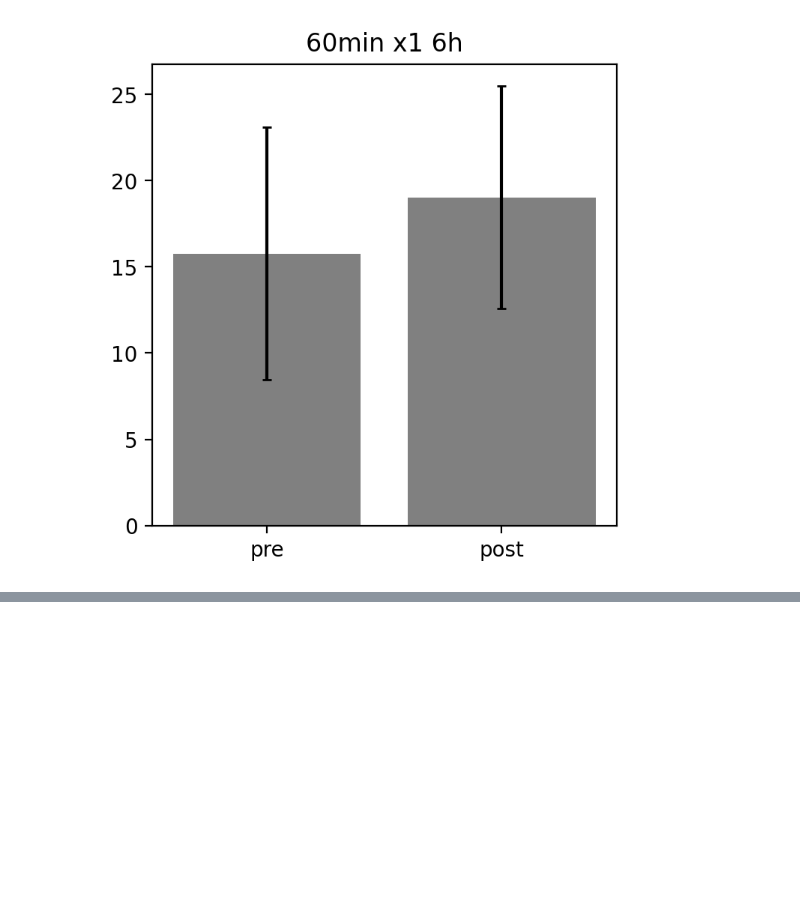
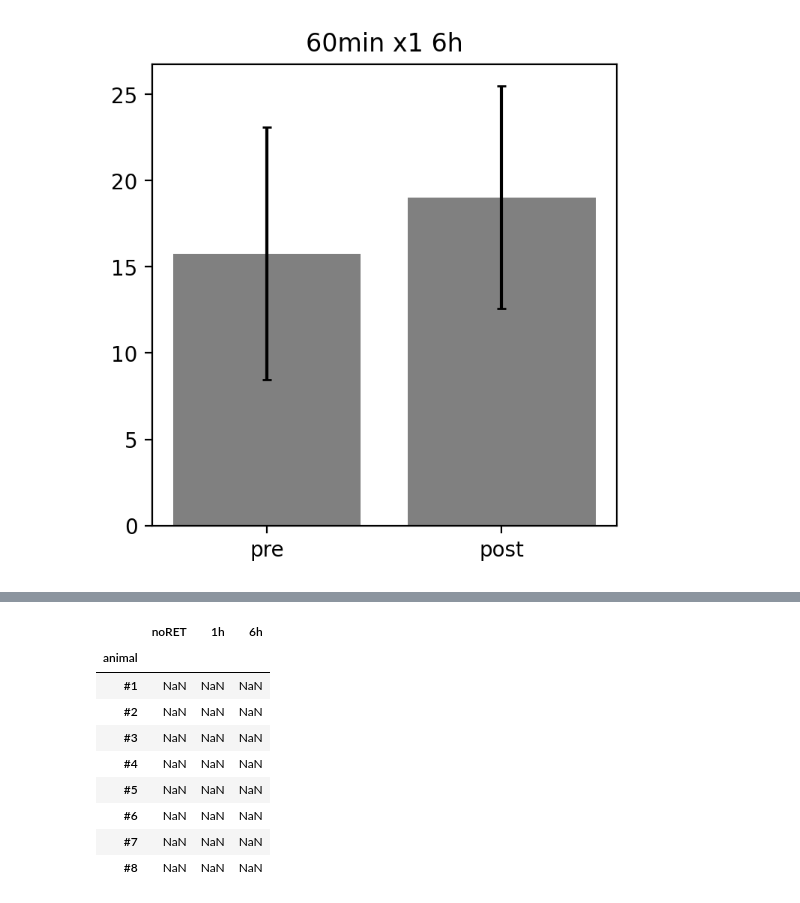
Before and after one commit to m11o/lablib-notebook, a Jupyter notebook: notebooks/fluorine/difference_for_em_and_srt.ipynb, the cells around one changed output, grey strips where cells are left out. Saved outputs shown, nothing was run; the diff lists cells and outputs as text; code cells hidden in the pictures; blank space fills up the shorter version.

```diff
--- a/notebooks/fluorine/difference_for_em_and_srt.ipynb
+++ b/notebooks/fluorine/difference_for_em_and_srt.ipynb
@@ -97,0 +86,16 @@ plt.show()
+# %%
+columns = ['noRET', '1h', '6h']
+index = df.index
+diff_df = pd.DataFrame(index=index, columns=columns)
+diff_df
+# %% [output]
+|  | noRET | 1h | 6h |
+| animal |  |  |  |
+| #1 | NaN | NaN | NaN |
+| #2 | NaN | NaN | NaN |
+| #3 | NaN | NaN | NaN |
+| #4 | NaN | NaN | NaN |
+| #5 | NaN | NaN | NaN |
+| #6 | NaN | NaN | NaN |
+| #7 | NaN | NaN | NaN |
+| #8 | NaN | NaN | NaN |
```
Also changed, not shown: parts of 4 cells of this notebook, 2 other files.
